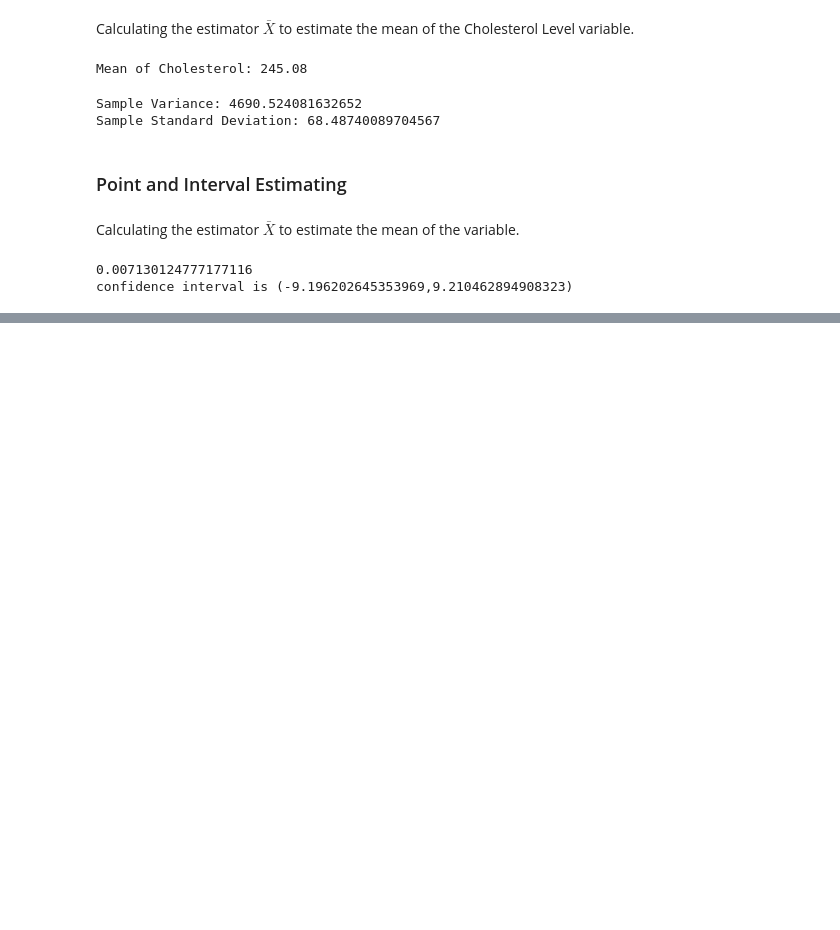
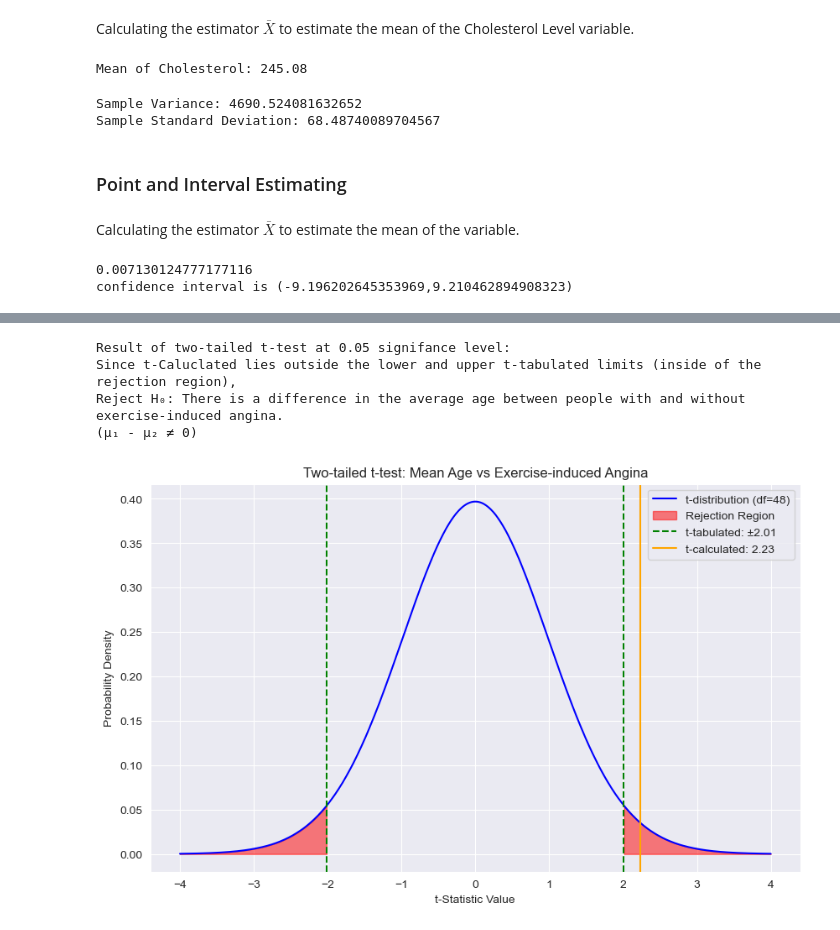
Before and after one commit to abdelmoniem-saad/Heart-Disease-Inferential-Statistics, a Jupyter notebook: Heart_Disease_Statistical_Inference.ipynb, the cells around one changed output, grey strips where cells are left out. Drawn from its saved outputs; the diff is of its cells as text; code cells hidden in the pictures; blank space fills up the shorter version.

Commit message:
Hypothesis Testing

```diff
--- a/Heart_Disease_Statistical_Inference.ipynb
+++ b/Heart_Disease_Statistical_Inference.ipynb
@@ -539,0 +586,24 @@ confidence interval is (-9.196202645353969,9.210462894908323)
+# %%
+print("\nTesting")
+if n_with_angina >= 30 and n_without_angina >= 30:
+  print("Since the sample size is large, two-tailed Z-test is used")
+  test_stat = (mean_with_angina - mean_without_angina) / np.sqrt((sd_with_angina**2 / n_with_angina) + (sd_without_angina**2 / n_without_angina))
+  test_used = "Z"
+  print("Z-value Calculation")
+  print(f"Z-calculated: {test_stat}")
+  test_tabulated = 1.96
+  print(f"Z-tabulated (Z(0.025)): {test_tabulated}")
+else:
+  print("Since the sample size is small and sigma is unknown, two-tailed t-test is used")
+  pooled_sd = np.sqrt(((n_with_angina - 1) * sd_with_angina**2 + (n_without_angina - 1) * sd_without_angina**2) / (n_with_angina + n_without_angina - 2))
+  print(f"Pooled SD: {pooled_sd}")
+  test_stat = (mean_with_angina - mean_without_angina) / np.sqrt(pooled_sd**2 * (1/n_with_angina + 1/n_without_angina))
+  test_used = "t"
+  print("t-value Calculation")
+  print(f"t-calculated: {test_stat}")
+  dof = n_with_angina + n_without_angina - 2
+  test_tabulated_lower = stats.t.ppf(0.025, dof)
+  test_tabulated_upper = stats.t.ppf(1 - 0.025, dof)
+  print(f"lower t-tabulated (0.025): {test_tabulated_lower}")
+  print(f"upper t-tabulated (0.975): {test_tabulated_upper}")
+  print(f"Degrees of Freedom: {dof}")
@@ -539,0 +619,35 @@ confidence interval is (-9.196202645353969,9.210462894908323)
+# %%
+print(f"\nResult of two-tailed {test_used}-test at 0.05 signifance level:")
+if test_used == "Z":
+  if abs(test_stat) > test_tabulated:
+    print(f"Since Z-Caluclated > Z-Tabulated \nReject H₀: There is a difference in the average age between people with and without exercise-induced angina.\n(μ₁ - μ₂ ≠ 0)")
+  else:
+    print(f"Since Z-Caluclated < Z-Tabulated \nFail to reject H₀: There is no difference in the average age between people with and without exercise-induced angina.\n(μ₁ - μ₂ = 0)")
+else:
+  if test_stat < test_tabulated_lower or test_stat > test_tabulated_upper:
+    print(f"Since t-Caluclated lies outside the lower and upper t-tabulated limits (inside of the rejection region),\nReject H₀: There is a difference in the average age between people with and without exercise-induced angina.\n(μ₁ - μ₂ ≠ 0)")
+  else:
+    print(f"Since t-Caluclated lies between the lower and upper t-tabulated limits (outside of the rejection region),\nFail to reject H₀: There is no difference in the average age between people with and without exercise-induced angina.\n(μ₁ - μ₂ = 0)")
+# %% [output]
+Result of two-tailed t-test at 0.05 signifance level:
+Since t-Caluclated lies outside the lower and upper t-tabulated limits (inside of the rejection region),
+Reject H₀: There is a difference in the average age between people with and without exercise-induced angina.
+(μ₁ - μ₂ ≠ 0)
+# %%
+x = np.linspace(-4, 4, 1000)
+y = stats.t.pdf(x, dof)
+plt.figure(figsize=(10, 6))
+plt.plot(x, y, label=f't-distribution (df={dof})', color='blue')
+plt.fill_between(x, 0, y, where=(x < test_tabulated_lower), color='red', alpha=0.5, label='Rejection Region')
+plt.fill_between(x, 0, y, where=(x > test_tabulated_upper), color='red', alpha=0.5)
+plt.axvline(test_tabulated_lower, color='green', linestyle='--',)
+plt.axvline(test_tabulated_upper, color='green', linestyle='--', label=f't-tabulated: ±{test_tabulated_upper:.2f}')
+plt.axvline(test_stat, color='orange', linestyle='-', label=f't-calculated: {test_stat:.2f}')
+plt.title('Two-tailed t-test: Mean Age vs Exercise-induced Angina')
+plt.xlabel('t-Statistic Value')
+plt.ylabel('Probability Density')
+plt.legend(loc='best')
+plt.grid(True)
+plt.show()
+# %% [output]
+[figure, added]
```
Also changed, not shown: parts of 6 cells of this notebook.
